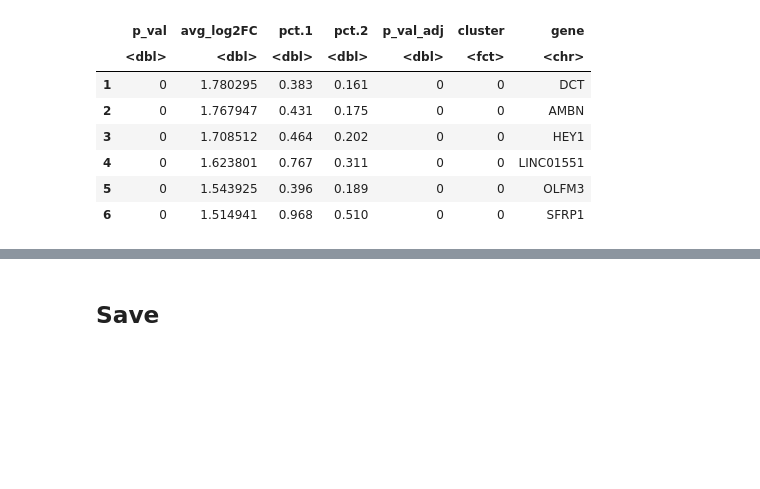
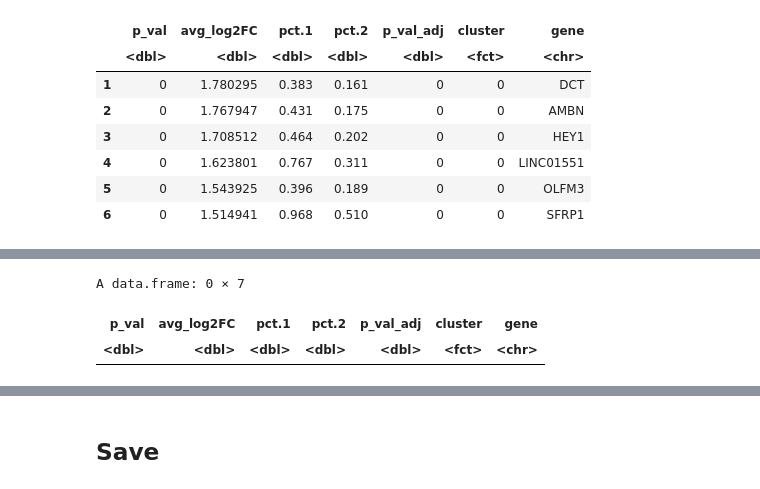
Before and after one commit to Maiolino-Au/Organoidi2024, a Jupyter notebook: SETTEMBRE/1_Clustering.ipynb, the cells around one changed output, grey strips where cells are left out. Cells and saved outputs as stored; diff of their text form; code cells hidden in the pictures; blank space fills up the shorter version.

```diff
--- a/SETTEMBRE/1_Clustering.ipynb
+++ b/SETTEMBRE/1_Clustering.ipynb
@@ -282,0 +292,6 @@ A data.frame: 6 × 7
+# %%
+cluster_markers_negative <- FindAllMarkers(sc_data_clustered,
+                              only.pos = F,   # Considera solo i marker espressi positivamente
+                              min.pct = 0.25,    # Percentuale minima di espressione nelle cellule del cluster
+                              logfc.threshold = 0.25,  # Soglia minima di LogFC
+                              verbose = T)
@@ -282,0 +316,7 @@ A data.frame: 6 × 7
+# %%
+de_genes_negative <- cluster_markers_negative %>% filter(gene %in% "CIT")
+de_genes_negative
+# %% [output]
+A data.frame: 0 × 7
+| p_val | avg_log2FC | pct.1 | pct.2 | p_val_adj | cluster | gene |
+| <dbl> | <dbl> | <dbl> | <dbl> | <dbl> | <fct> | <chr> |
```
Also changed, not shown: parts of 5 cells of this notebook, 3 other files.
